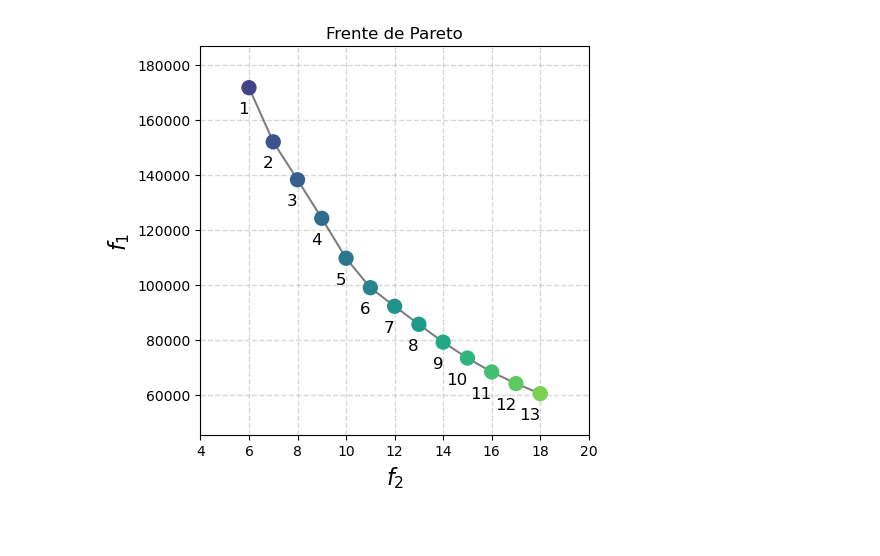
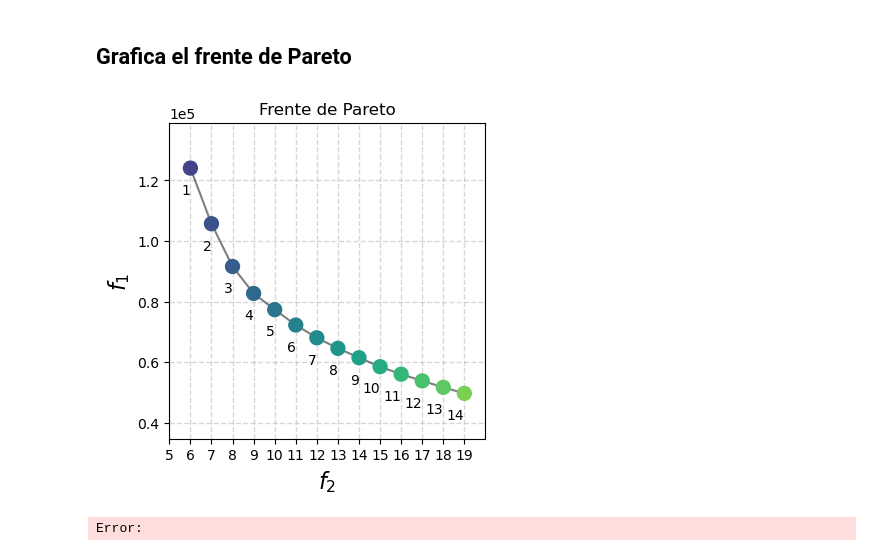
Before and after one commit to JMMorph/AmbulanceLocationAllocation, a Jupyter notebook: Notebooks/visualize.ipynb, the cells around one changed output. Saved outputs shown, nothing was run; the diff lists cells and outputs as text; code cells hidden in the pictures; blank space fills up the shorter version.

```diff
--- a/Notebooks/visualize.ipynb
+++ b/Notebooks/visualize.ipynb
@@ -7,10 +9,10 @@ pf_cmap = plt.get_cmap('viridis')
 # %%
 # Rutas y nombres de archivos
 path_source = '../GeoData/'
-path_scenario = 'Results/scenario1/'
-file_scenario = 'Points_instances.gpkg'
-layer_scenario = 'Instance_7'
-out = 'Instance_7'
+path_scenario = 'Results/scenario2017/'
+file_scenario = 'puntosEjemplo.gpkg'
+layer_scenario = '2017_colapsos'
+out = '2017_ejemplo'
 # %%
 # Resultados de la instancia
 with open(path_scenario+out+'_results.pkl', 'rb') as f:
@@ -68,24 +89,38 @@ calles = gpd.read_file(path_source + 'graph_transport.gpkg', layer = 'edges')
+# %% [markdown]
+## Grafica el frente de Pareto
 # %%
 color_in_cmap = [pf_cmap((i/(len(pf_obj)-1))*(0.8-0.2) + 0.2) for i in range(len(pf_obj)) ]
 
-fig,ax = plt.subplots(1,1, figsize=(5,5), constrained_layout=True)
+fig,ax = plt.subplots(1,1, figsize=(4,4), constrained_layout=True)
 
 ax.plot(pf_obj[:,1], pf_obj[:,0], c='k', alpha=0.5)
 ax.scatter(pf_obj[:,1], pf_obj[:,0], s=100,
            c=color_in_cmap, zorder=3)
 
 
+max_num_bases = np.ceil(len(demanda)/2)
+max_f1, max_f2 = [len(demanda)*9000, max_num_bases + 1]
+
 ax.set_box_aspect(1)
 ax.set_xlabel('$f_2$',fontsize=16)
 ax.set_ylabel('$f_1$',fontsize=16)
 ax.set_title('Frente de Pareto')
-ax.set_xlim([min(pf_obj[:,1])-2,max(pf_obj[:,1])+2])
+ax.set_xlim([min(pf_obj[:,1])-1,max(pf_obj[:,1])+1])
 ax.set_ylim([min(pf_obj[:,0])-15000,max(pf_obj[:,0])+15000])
 ax.grid(True, alpha=0.5, linestyle='--', linewidth=1, zorder=0)
+ax.ticklabel_format(axis='y', style='sci', scilimits=(0,0))
+step = [1,2][(max_f2 > 20)*1]
+ax.set_xticks([i for i in range(int(min(pf_obj[:,1])-1),int(max_f2),step)])
+for i in range(len(pf_obj)):
+    ax.annotate(str(i+1), (pf_obj[i,1], pf_obj[i,0]-5000), fontsize=10, zorder=4, va='top', ha='right')
 
-for i in range(len(pf_obj)):
-    ax.annotate(str(i+1), (pf_obj[i,1], pf_obj[i,0]-5000), fontsize=12, zorder=4, va='top', ha='right')
+# Añadimos una barra de colores
+#sm = ScalarMappable(cmap=pf_cmap, norm=plt.Normalize(0, 499))
+#sm.set_array([])  # Establecemos un array vacío
 
-fig.savefig(path_scenario+out+'_PF.png', dpi=300, bbox_inches='tight')
+# Agregamos la barra de colores al eje
+#fig.colorbar(sm, ax=ax, label='Generación', location='bottom',shrink=0.8, pad=0.1)
+fig.savefig(path_scenario+out+'_PF.png', dpi=600, bbox_inches='tight')
 # %% [output]
-[figure, old version]
+[figure, new version]
+Error:
```
Also changed, not shown: parts of 9 cells of this notebook, 2 other files.
